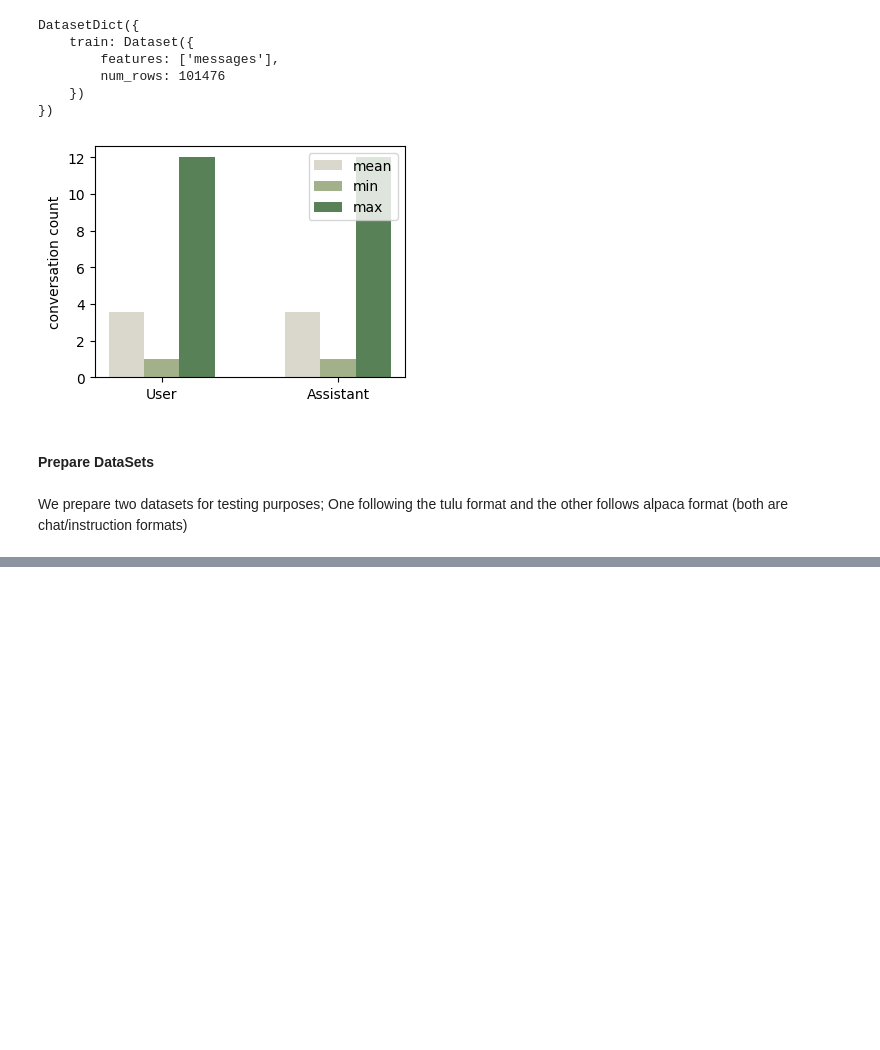
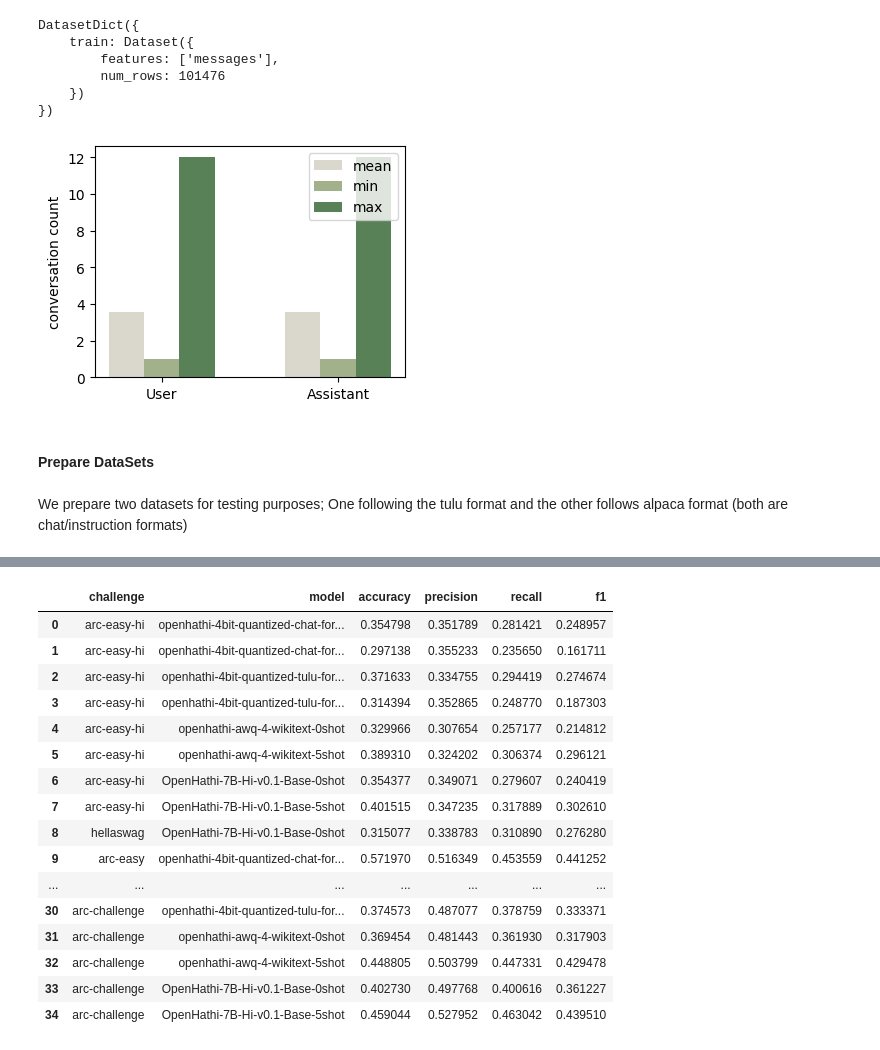
Before and after one commit to shwu-nyunai/prayog, a Jupyter notebook: experiments.ipynb, the cells around one changed output, grey strips where cells are left out. Cells and saved outputs as stored; diff of their text form; code cells hidden in the pictures; blank space fills up the shorter version.

```diff
--- a/experiments.ipynb
+++ b/experiments.ipynb
@@ -211,0 +179,84 @@ Pallavi Gowda has delivered a number of highly commendable performances in her a
+# %%
+from pathlib import Path
+
+# RESULTS = Path("results")
+
+from pathlib import Path
+import json
+import pandas as pd
+
+class Metrics:
+    def __init__(self, accuracy, precision, recall, f1):
+        self.accuracy = accuracy
+        self.precision = precision
+        self.recall = recall
+        self.f1 = f1
+
+    @classmethod
+    def from_json(cls, json_file):
+        with open(json_file, "r") as f:
+            data = json.load(f)
+            return cls(
+                accuracy=data["accuracy"],
+                precision=data["precision"],
+                recall=data["recall"],
+                f1=data["f1"]
+            )
+
+# Define the results directory
+results_dir = Path("results")
+
+# Create a dictionary to store the results
+results_data = {
+    "challenge": [],
+    "model": [],
+    "accuracy": [],
+    "precision": [],
+    "recall": [],
+    "f1": []
+}
+
+# Loop through each challenge directory
+for challenge_dir in results_dir.iterdir():
+    if challenge_dir.is_dir():
+        challenge_name = challenge_dir.name
+        # Loop through each model directory within the challenge directory
+        for model_dir in challenge_dir.iterdir():
+            if model_dir.is_dir():
+                model_name = model_dir.name
+                # Read metrics.json file
+                metrics_file = model_dir / "metrics.json"
+                if metrics_file.exists():
+                    metrics = Metrics.from_json(metrics_file)
+                    # Append data to results dictionary
+                    results_data["challenge"].append(challenge_name)
+                    results_data["model"].append(model_name.replace("-awq-4-samvaad-hi-v1", "-4bit-quantized"))
+                    results_data["accuracy"].append(metrics.accuracy)
+                    results_data["precision"].append(metrics.precision)
+                    results_data["recall"].append(metrics.recall)
+                    results_data["f1"].append(metrics.f1)
+
+# Create DataFrame from results dictionary
+results_df = pd.DataFrame(results_data)
+
+# Print the DataFrame
+# print(results_df)
+results_df
+# %% [output]
+|  | challenge | model | accuracy | precision | recall | f1 |
+| 0 | arc-easy-hi | openhathi-4bit-quantized-chat-for... | 0.354798 | 0.351789 | 0.281421 | 0.248957 |
+| 1 | arc-easy-hi | openhathi-4bit-quantized-chat-for... | 0.297138 | 0.355233 | 0.235650 | 0.161711 |
+| 2 | arc-easy-hi | openhathi-4bit-quantized-tulu-for... | 0.371633 | 0.334755 | 0.294419 | 0.274674 |
+| 3 | arc-easy-hi | openhathi-4bit-quantized-tulu-for... | 0.314394 | 0.352865 | 0.248770 | 0.187303 |
+| 4 | arc-easy-hi | openhathi-awq-4-wikitext-0shot | 0.329966 | 0.307654 | 0.257177 | 0.214812 |
+| 5 | arc-easy-hi | openhathi-awq-4-wikitext-5shot | 0.389310 | 0.324202 | 0.306374 | 0.296121 |
+| 6 | arc-easy-hi | OpenHathi-7B-Hi-v0.1-Base-0shot | 0.354377 | 0.349071 | 0.279607 | 0.240419 |
+| 7 | arc-easy-hi | OpenHathi-7B-Hi-v0.1-Base-5shot | 0.401515 | 0.347235 | 0.317889 | 0.302610 |
+| 8 | hellaswag | OpenHathi-7B-Hi-v0.1-Base-0shot | 0.315077 | 0.338783 | 0.310890 | 0.276280 |
+| 9 | arc-easy | openhathi-4bit-quantized-chat-for... | 0.571970 | 0.516349 | 0.453559 | 0.441252 |
+| ... | ... | ... | ... | ... | ... | ... |
+| 30 | arc-challenge | openhathi-4bit-quantized-tulu-for... | 0.374573 | 0.487077 | 0.378759 | 0.333371 |
+| 31 | arc-challenge | openhathi-awq-4-wikitext-0shot | 0.369454 | 0.481443 | 0.361930 | 0.317903 |
+| 32 | arc-challenge | openhathi-awq-4-wikitext-5shot | 0.448805 | 0.503799 | 0.447331 | 0.429478 |
+| 33 | arc-challenge | OpenHathi-7B-Hi-v0.1-Base-0shot | 0.402730 | 0.497768 | 0.400616 | 0.361227 |
+| 34 | arc-challenge | OpenHathi-7B-Hi-v0.1-Base-5shot | 0.459044 | 0.527952 | 0.463042 | 0.439510 |
```
Also changed, not shown: parts of 3 cells of this notebook, 4 other files.
